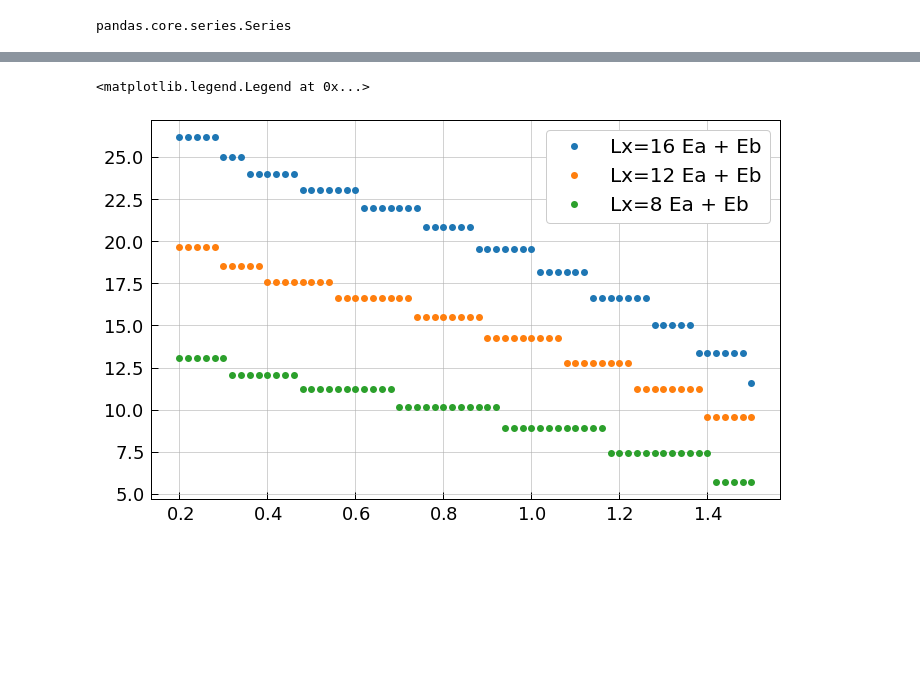
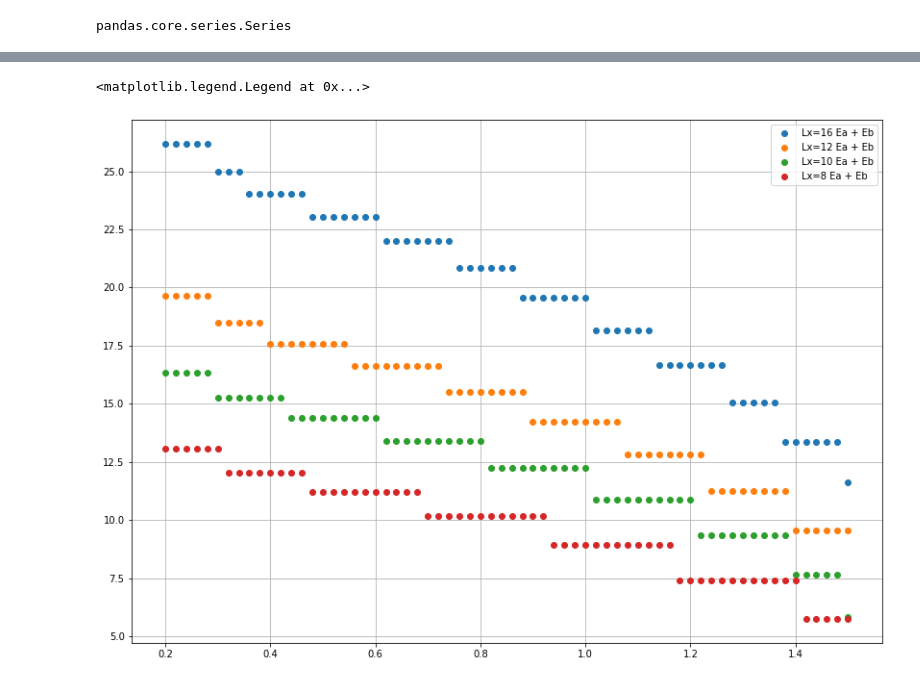
Before and after one commit to Philipp137/SquareIce, a Jupyter notebook: 06_data/28_06_plots_paolo/data_analisys.ipynb, the cells around one changed output, grey strips where cells are left out. Cells and saved outputs as stored; diff of their text form; code cells hidden in the pictures; blank space fills up the shorter version.

```diff
--- a/06_data/28_06_plots_paolo/data_analisys.ipynb
+++ b/06_data/28_06_plots_paolo/data_analisys.ipynb
@@ -4,7 +4,7 @@ import os
 import numpy as np
 import matplotlib.pyplot as plt
 import matplotlib.cm as cm
-plt.style.use('/Users/paolostornati/Phd/phdthesis.mpltstyle')
+#plt.style.use('/Users/paolostornati/Phd/phdthesis.mpltstyle')
 niceblack="#262626"
 from matplotlib.colors import ListedColormap
 from palettable.cartocolors.sequential import DarkMint_7
@@ -78,10 +80,12 @@ plt.legend()
 # %%
+plt.figure(figsize=(14,10))
 plt.plot(df[(df['Lx']==16)]['mu_y'], df[(df['Lx']==16)]['eA']+df[(df['Lx']==16)]['eB'], lw=0,marker='o', label= 'Lx=16 Ea + Eb' )
 plt.plot(df[(df['Lx']==12)]['mu_y'],  df[(df['Lx']==12)]['eA']+df[(df['Lx']==12)]['eB'], lw=0,marker='o', label= 'Lx=12 Ea + Eb' )
+plt.plot(df[(df['Lx']==10)]['mu_y'],  df[(df['Lx']==10)]['eA']+df[(df['Lx']==10)]['eB'], lw=0,marker='o', label= 'Lx=10 Ea + Eb' )
 plt.plot(df[(df['Lx']==8)]['mu_y'], df[(df['Lx']==8)]['eA']+df[(df['Lx']==8)]['eB'], lw=0,marker='o', label= 'Lx=8 Ea + Eb' )
 plt.grid()
 plt.legend()
 # %% [output]
 <matplotlib.legend.Legend at 0x...>
-[figure, old version]
+[figure, new version]
 # %%
```
Also changed, not shown: parts of 12 cells of this notebook.
